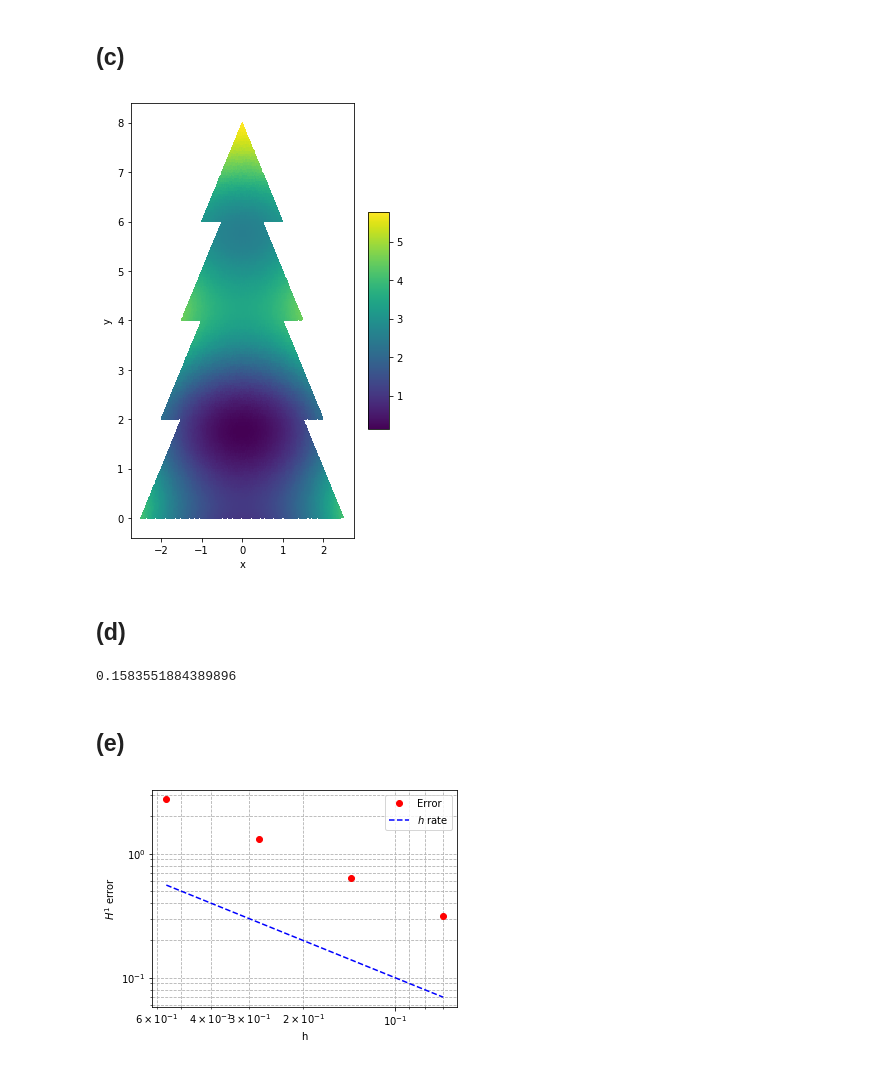
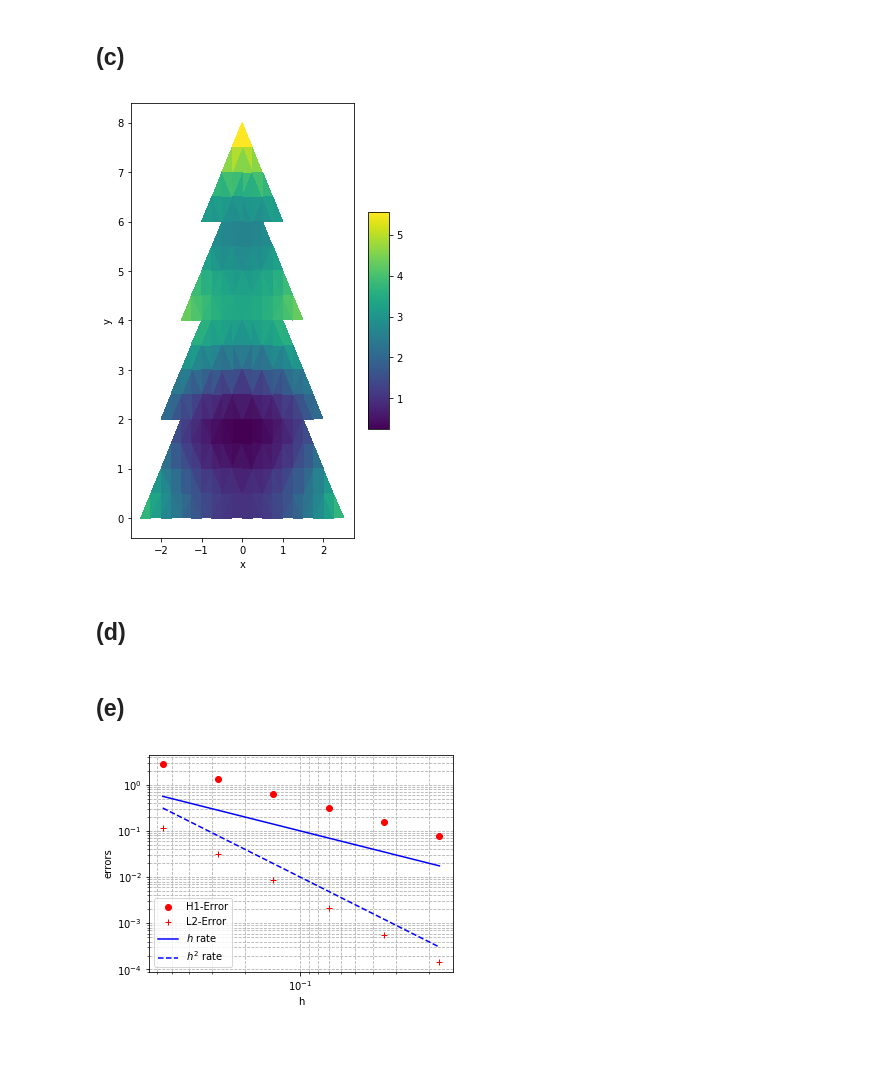
Before and after one commit to MoritzK177/WissRechProg, a Jupyter notebook: Programmieraufgabe4.ipynb, the cells around one changed output. Cells and saved outputs as stored; diff of their text form; code cells hidden in the pictures.

```diff
--- a/Programmieraufgabe4.ipynb
+++ b/Programmieraufgabe4.ipynb
@@ -187,21 +187,16 @@ plt.show()
 # %%
 def assemble_stiffness_matrix_local(vertex_coords):
     ## Fill in
-    a=vertex_coords[1]-vertex_coords[0]
-    b=vertex_coords[2]-vertex_coords[0]
-    det_B_T=np.absolute(a[0]*b[1]-a[1]*b[0])
-    G_T=np.linalg.inv(np.array([[1,1,1],[vertex_coords[i,0] for i in [0,1,2]],[vertex_coords[i,1] for i in [0,1,2]]]))@np.array([[0,0],[1,0],[0,1]])
+    G_T = np.linalg.solve(np.vstack([[1,1,1],vertex_coords.T]), np.array([[0,0],[1,0],[0,1]]))
+    B_T=np.vstack([vertex_coords[1] - vertex_coords[0],vertex_coords[2]-vertex_coords[0]])
 
-    return G_T@np.transpose(G_T)*0.5*det_B_T
-    pass
+    return 0.5*abs(np.linalg.det(B_T))*G_T.dot(G_T.T)
 
 def assemble_mass_matrix_local(vertex_coords):
     ## Fill in
-    a=vertex_coords[1]-vertex_coords[0]
-    b=vertex_coords[2]-vertex_coords[0]
-    det_B_T=np.absolute(a[0]*b[1]-a[1]*b[0])
+    B_T=np.vstack([vertex_coords[1] - vertex_coords[0],vertex_coords[2]-vertex_coords[0]])
 
-    return det_B_T*1./24*np.array([[2,1,1],[1,2,1],[1,1,2]])
+    return (1/24)*abs(np.linalg.det(B_T))*np.array([[2.,1.,1.],[1.,2.,1.],[1.,1.,2.]])
     pass
 
 def assemble_neumann_vector_local(vertex_coords):
@@ -269,8 +265,8 @@ def solve(A, b, dirichlet_nodes, nodes, dirichlet_fn):
 # %% [markdown]
 ## (c)
 # %%
-# Solve the discretized problem for k = 4
-nodes, elements, boundary_nodes, boundary_edges = christmas_tree_mesh(6)
+# Solve the discretized problem for k = 2
+nodes, elements, boundary_nodes, boundary_edges = christmas_tree_mesh(2)
 
 u_exact = lambda x: 0.6*x[1] + 0.5*x[0]**2 + np.cos(np.pi * x[1] / 2)
 f = lambda x: (0.5*np.pi)**2 * np.cos(np.pi * x[1] / 2) - 1
@@ -302,7 +298,7 @@ tripcolor=ax.tripcolor(triang, u.ravel())
 fig.colorbar(tripcolor, shrink=0.5, aspect=10)
 plt.show()
 # %% [output]
-[figure, old version]
+[figure, new version]
 # %% [markdown]
 ## (d)
 # %%
@@ -328,12 +324,6 @@ def H1_error(elements, nodes, u, grad_u):
         res+= area*np.linalg.norm(G_T[0]*u[element[0]] +G_T[1]*u[element[1]] +G_T[2]*u[element[2]]-grad_u(barycenter(element, nodes)))
 
     return res
-
-
-    pass
-print(H1_error(elements,nodes,u,lambda x: np.array([x[0], 0.6 - 0.5*np.pi * np.sin(0.5*np.pi*x[1])])))
-# %% [output]
-0.1583551884389896
 # %% [markdown]
 ## (e)
 # %%
@@ -356,6 +346,9 @@ for k in [2, 3, 4, 5]:
 
     u=solve(A, b, dirichlet_nodes, nodes, u_exact)
 
+    error_interp=u-u_exact(nodes.T)
+
+    l2_errors.append(np.sqrt(error_interp.dot(M.dot(error_interp))))
     h1_errors.append(H1_error(elements, nodes,u, grad_u))
 
 
@@ -363,17 +356,19 @@ for k in [2, 3, 4, 5]:
 # %%
 # Convergence of the (approximate) L^2 and H^1 errors
 
 fig = plt.figure(figsize=(12,4))
 ax1 = fig.add_subplot(121)
 
 ax1.set_xlabel('h')
-ax1.set_ylabel(r'$H^1$' + ' error')
+ax1.set_ylabel('errors')
 ax1.invert_xaxis()
 
-ax1.loglog(hs, h1_errors, 'ro', label='Error')
-ax1.loglog(hs, [h for h in hs], 'b--', label=r'$h$' + ' rate')
+ax1.loglog(hs, h1_errors, 'ro', label='H1-Error')
+ax1.loglog(hs, l2_errors, 'r+', label='L2-Error')
+ax1.loglog(hs, [h for h in hs], 'b-', label=r'$h$' + ' rate')
+ax1.loglog(hs, [h**2 for h in hs], 'b--', label=r'$h^2$' + ' rate')
 ax1.grid(True, which="both", ls="--")
 ax1.legend()
 plt.show()
 # %% [output]
-[figure, old version]
+[figure, new version]
```
Also changed, not shown: parts of 1 cell of this notebook.
